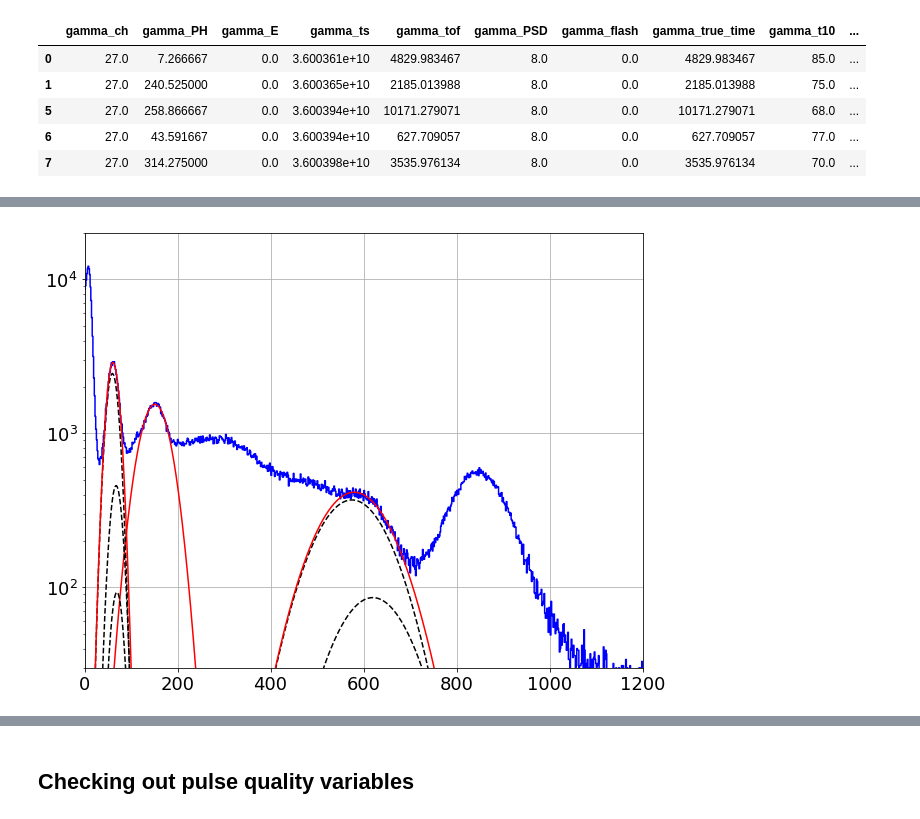
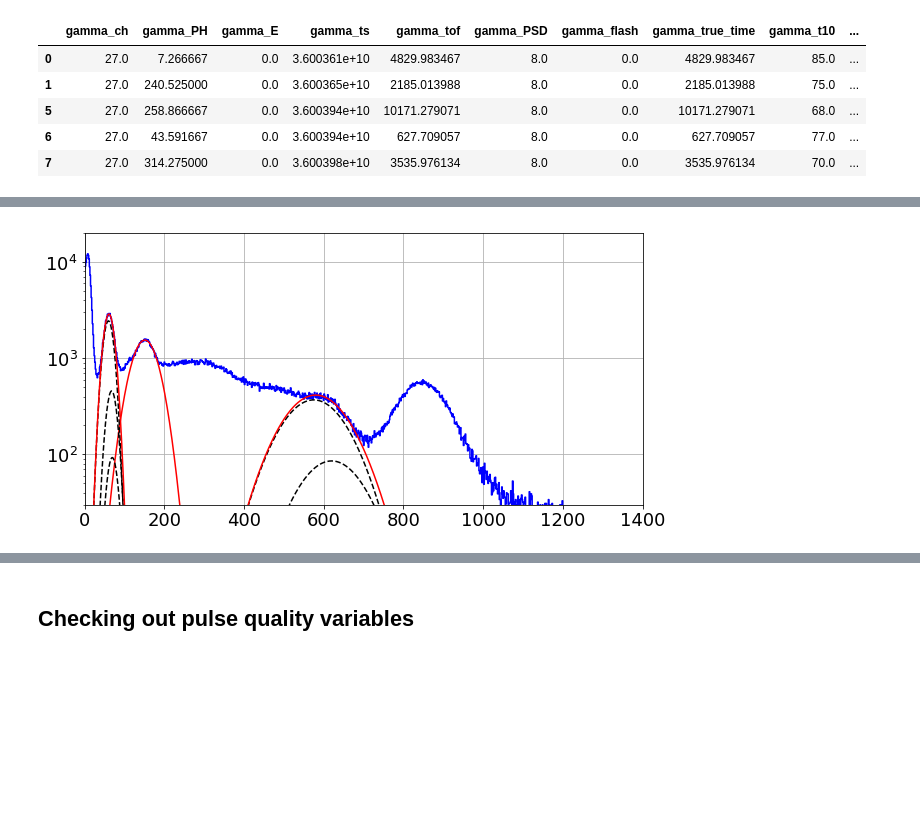
Before and after one commit to bglenardo/Cs136Measurements, a Jupyter notebook: TUNL NaI detector calibration.ipynb, the cells around one changed output, grey strips where cells are left out. Drawn from its saved outputs; the diff is of its cells as text; code cells hidden in the pictures; blank space fills up the shorter version.

```diff
--- a/TUNL NaI detector calibration.ipynb
+++ b/TUNL NaI detector calibration.ipynb
@@ -17,7 +17,7 @@ plt.rcParams.update({'font.size': 18})
 plt.rcParams['figure.figsize'] = (7,6)
 
 plt.rcParams.update({'font.size': 18})
-plt.rcParams['figure.figsize'] = (10,8)
+plt.rcParams['figure.figsize'] = (10,5)
 
 
 def Gaussian( x, A, mu, sig ):
@@ -86,6 +86,9 @@ data_pmt.head()
 | 6 | 27.0 | 43.591667 | 0.0 | 3.600394e+10 | 627.709057 | 8.0 | 0.0 | 627.709057 | 77.0 | ... |
 | 7 | 27.0 | 314.275000 | 0.0 | 3.600398e+10 | 3535.976134 | 8.0 | 0.0 | 3535.976134 | 70.0 | ... |
 # %%
+plt.rcParams.update({'font.size': 18})
+plt.rcParams['figure.figsize'] = (10,5)
+
 h_pmt_energy = hl.hist( data_pmt['gamma_PH'], bins=np.linspace(0.,1500.,1000) )
 
 hl.plot1d( h_pmt_energy, color='b', label='PMT detector' )
@@ -101,4 +104,6 @@ plt.xlabel('Pulse height [A.U.]')
 plt.ylabel('Counts')
 plt.title('Ba-133 calibration')
 plt.grid()
+
+plt.savefig('Plots/pmt_ba133_calibration_no_fit.png',dpi=200,bbox_inches='tight')
 # %% [output]
@@ -188,5 +202,6 @@ p31, cov31 = curve_fit( FitBa133_31keV, bincenters[fitmask], binvals[fitmask], \
 # %%
-
+plt.rcParams.update({'font.size': 18})
+plt.rcParams['figure.figsize'] = (10,5)
 
 hl.plot1d( h_pmt_energy, color='b', label='PMT detector' )
 plt.yscale('log')
@@ -195,33 +210,35 @@ xfit = np.linspace(0.,1500.,1000)
 
 # Plot the 356 keV stuff
 plt.plot(xfit,Gaussian(xfit, p356[0] * br_356, p356[1], p356[2] ),'--k')
 plt.plot(xfit,Gaussian(xfit, p356[0] * br_383/br_356, \
                                p356[1]*(e_383/e_356), p356[2] ),'--k')
 yfit = FitBa133_356keV( xfit, p356[0], p356[1], p356[2] )
 plt.plot(xfit,yfit,'-r')
 
 
 # # Plot the 81 keV fit
 plt.plot( xfit, Gaussian( xfit, p81[0], p81[1], p81[2]), '-r')
 
 
 # Plot the 31 keV stuff
 plt.plot(xfit,Gaussian(xfit, p31[0] * br_31, p31[1], p31[2] ),'--k')
 plt.plot(xfit,Gaussian(xfit, p31[0] * br_34/br_31, \
                                p31[1]*(e_34/e_31), p31[2] ),'--k')
 plt.plot(xfit,Gaussian(xfit, p31[0] * br_35/br_31, \
                                p31[1]*(e_35/e_31), p31[2] ),'--k')
 yfit = FitBa133_31keV( xfit, p31[0], p31[1], p31[2] )
 plt.plot(xfit,yfit,'-r')
 
 
 
 
 
-plt.xlim(0.,1200.)
+plt.xlim(0.,1400.)
 plt.ylim(30.,2e4)
 
 plt.grid()
+
+plt.savefig('Plots/pmt_ba133_calibration_with_fit.png',dpi=200,bbox_inches='tight')
 # %% [output]
-[figure, old version]
+[figure, new version]
 # %%
```
Also changed, not shown: parts of 14 cells of this notebook, 7 other files.
